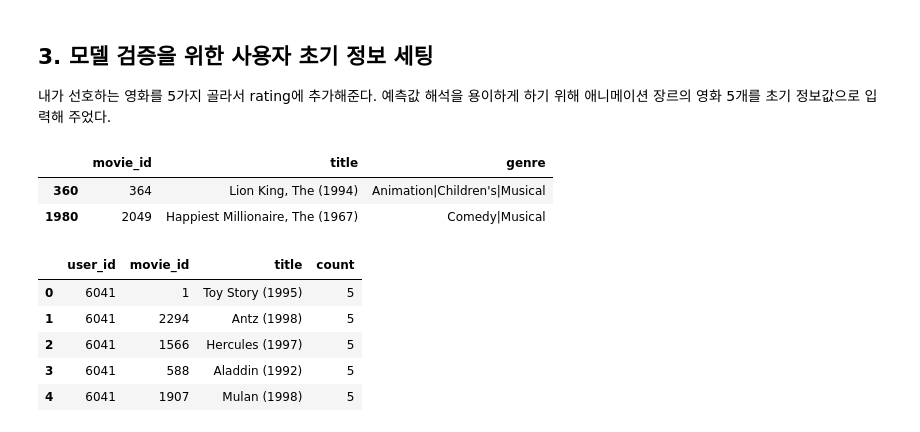
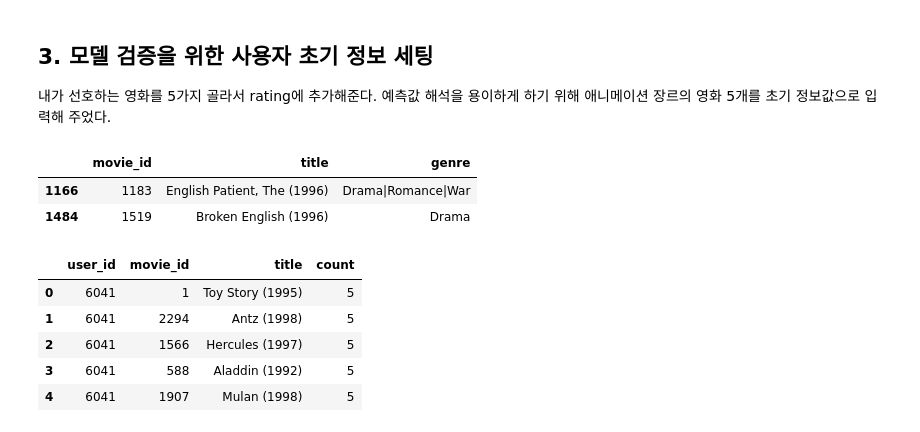
Before and after one commit to p2yeong/AIFFEL-Study, a Jupyter notebook: exploration/E9_recommend_movies.ipynb, the cells around one changed output. Drawn from its saved outputs; the diff is of its cells as text; code cells hidden in the pictures.

```diff
--- a/exploration/E9_recommend_movies.ipynb
+++ b/exploration/E9_recommend_movies.ipynb
@@ -188,11 +182,11 @@ Name: count, dtype: float64
 내가 선호하는 영화를 5가지 골라서 rating에 추가해준다. 예측값 해석을 용이하게 하기 위해 애니메이션 장르의 영화 5개를 초기 정보값으로 입력해 주었다.
 # %%
 # 영화 제목 키워드로 검색
-movies[movies['title'].str.lower().str.contains('lion', regex=False)]
+movies[movies['title'].str.lower().str.contains('english ', regex=False)]
 # %% [output]
 |  | movie_id | title | genre |
-| 360 | 364 | Lion King, The (1994) | Animation|Children's|Musical |
-| 1980 | 2049 | Happiest Millionaire, The (1967) | Comedy|Musical |
+| 1166 | 1183 | English Patient, The (1996) | Drama|Romance|War |
+| 1484 | 1519 | Broken English (1996) | Drama |
 # %%
 # 좋아하는 영화의 id 리스트
 my_favoite_id = [1, 2294, 1566, 588, 1907]
```
Also changed, not shown: parts of 43 cells of this notebook.
